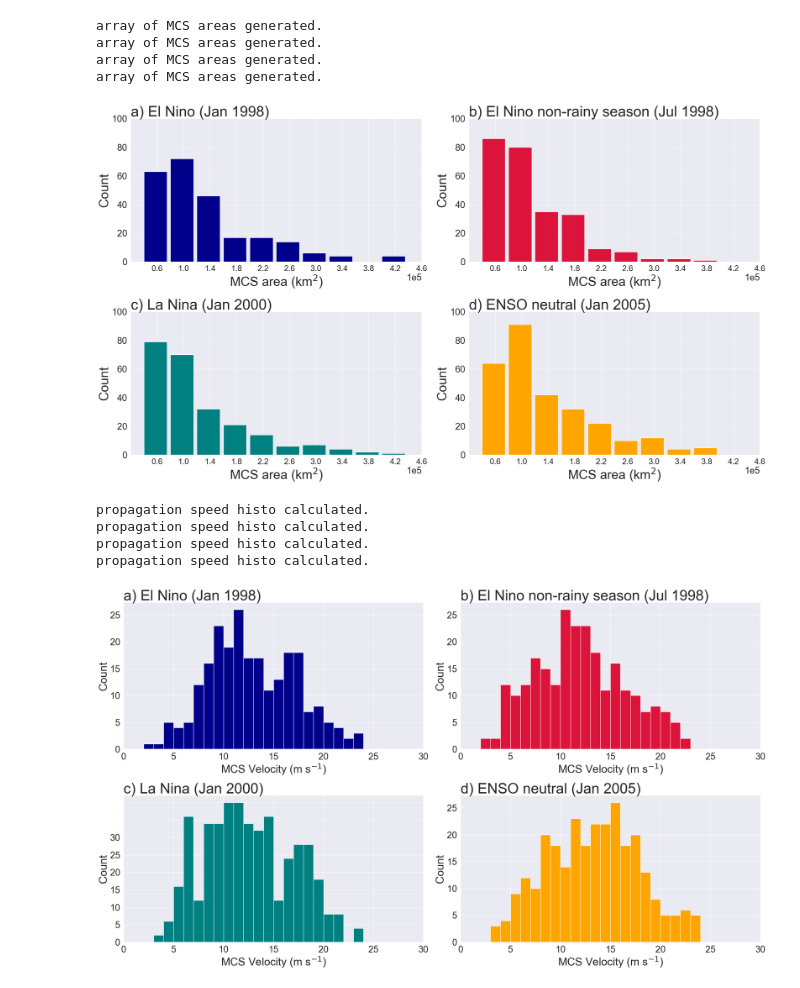
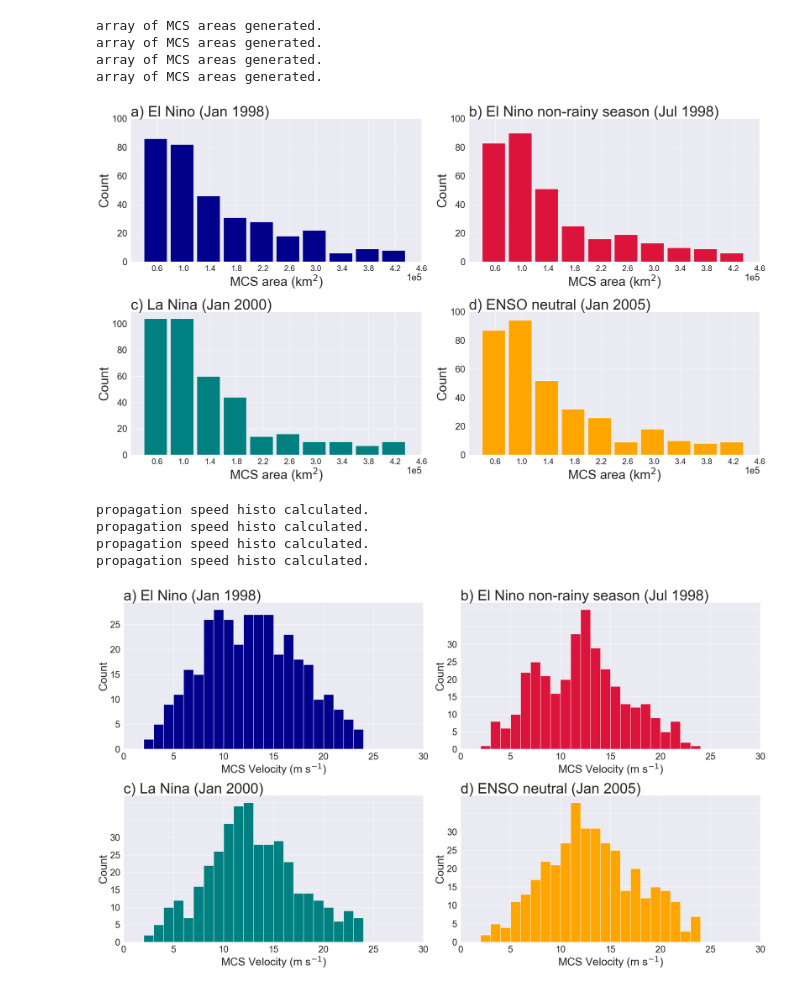
Before and after one commit to harrietgilmour/tobac_sensitivity, a Jupyter notebook: comparison_sensitivity_analysis.ipynb, the cells around one changed output. Cells and saved outputs as stored; diff of their text form; code cells hidden in the pictures.

```diff
--- a/comparison_sensitivity_analysis.ipynb
+++ b/comparison_sensitivity_analysis.ipynb
@@ -313,7 +315,7 @@ lf= 15
 
 ax1=plt.subplot(2,2,1)
 ax1.set_title('a) El Nino (Jan 1998) ', loc='left', fontsize= t )
-ax1.hist(area_225_1998,bins=[40000,80000,120000,160000,200000,240000,280000,320000,360000,400000,440000],width=35000,color= 'darkblue',align='mid')
+ax1.hist(area_240_1998,bins=[40000,80000,120000,160000,200000,240000,280000,320000,360000,400000,440000],width=35000,color= 'darkblue',align='mid')
 ax1.set_xlabel('MCS area (km$^{2}$)', fontsize= f)
 ax1.set_xticks([60000,100000,140000,180000,220000,260000,300000,340000,380000,420000,460000])
 ax1.set_yticks([0,20,40,60,80,100])
@@ -324,7 +326,7 @@ ax1.set_ylabel('Count',fontsize=f)
 
 ax2=plt.subplot(2,2,2)
 ax2.set_title('b) El Nino non-rainy season (Jul 1998) ', loc='left', fontsize= t )
-ax2.hist(area_225_jul,bins=[40000,80000,120000,160000,200000,240000,280000,320000,360000,400000,440000],width=35000,color= 'crimson',align='mid')
+ax2.hist(area_240_jul,bins=[40000,80000,120000,160000,200000,240000,280000,320000,360000,400000,440000],width=35000,color= 'crimson',align='mid')
 ax2.set_xlabel('MCS area (km$^{2}$)', fontsize= f)
 ax2.set_xticks([60000,100000,140000,180000,220000,260000,300000,340000,380000,420000,460000])
 ax2.set_yticks([0,20,40,60,80,100])
@@ -335,7 +337,7 @@ ax2.set_ylabel('Count',fontsize=f)
 
 ax3=plt.subplot(2,2,3)
 ax3.set_title('c) La Nina (Jan 2000) ', loc='left', fontsize= t)
-ax3.hist(area_225_2000,bins=[40000,80000,120000,160000,200000,240000,280000,320000,360000,400000,440000],width=35000,color= 'teal',align='mid')
+ax3.hist(area_240_2000,bins=[40000,80000,120000,160000,200000,240000,280000,320000,360000,400000,440000],width=35000,color= 'teal',align='mid')
 ax3.set_xlabel('MCS area (km$^{2}$)', fontsize= f)
 ax3.set_xticks([60000,100000,140000,180000,220000,260000,300000,340000,380000,420000,460000])
 ax3.set_yticks([0,20,40,60,80,100])
@@ -346,7 +348,7 @@ ax3.set_ylabel('Count',fontsize=f)
 
 ax4=plt.subplot(2,2,4)
 ax4.set_title('d) ENSO neutral (Jan 2005) ', loc='left', fontsize= t )
-ax4.hist(area_225_2005,bins=[40000,80000,120000,160000,200000,240000,280000,320000,360000,400000,440000],width=35000,color= 'orange',align='mid')
+ax4.hist(area_240_2005,bins=[40000,80000,120000,160000,200000,240000,280000,320000,360000,400000,440000],width=35000,color= 'orange',align='mid')
 ax4.set_xlabel('MCS area (km$^{2}$)', fontsize= f)
 ax4.set_xticks([60000,100000,140000,180000,220000,260000,300000,340000,380000,420000,460000])
 ax4.set_yticks([0,20,40,60,80,100])
@@ -357,17 +359,17 @@ ax4.set_ylabel('Count',fontsize=f)
 
 fig.tight_layout()
 # %% [output]
-[figure, old version]
+[figure, new version]
 # %%
-vel_225_1998= tobac.calculate_velocity(mcstracks_225_1998, method_distance=None)
-vel_225_jul= tobac.calculate_velocity(mcstracks_225_jul, method_distance=None)
-vel_225_2000= tobac.calculate_velocity(mcstracks_225_2000, method_distance=None)
-vel_225_2005= tobac.calculate_velocity(mcstracks_225_2005, method_distance=None)
+vel_240_1998= tobac.calculate_velocity(mcstracks_240_1998, method_distance=None)
+vel_240_jul= tobac.calculate_velocity(mcstracks_240_jul, method_distance=None)
+vel_240_2000= tobac.calculate_velocity(mcstracks_240_2000, method_distance=None)
+vel_240_2005= tobac.calculate_velocity(mcstracks_240_2005, method_distance=None)
 # %%
-velocity_225_1998=functions.get_v(vel_225_1998)
-velocity_225_jul=functions.get_v(vel_225_jul)
-velocity_225_2000=functions.get_v(vel_225_2000)
-velocity_225_2005=functions.get_v(vel_225_2005)
+velocity_240_1998=functions.get_v(vel_240_1998)
+velocity_240_jul=functions.get_v(vel_240_jul)
+velocity_240_2000=functions.get_v(vel_240_2000)
+velocity_240_2005=functions.get_v(vel_240_2005)
 # %% [output]
 propagation speed histo calculated.
 propagation speed histo calculated.
@@ -395,7 +397,7 @@ lf= 35
 ax1 = plt.subplot(2,2,1)
 ax1.set_title('a) El Nino (Jan 1998) ', loc='left', fontsize= t)
 bins=bins
-ax1.hist(velocity_225_1998, bins=bins,color='darkblue',align='mid')
+ax1.hist(velocity_240_1998, bins=bins,color='darkblue',align='mid')
 ax1.set_xlim(0,30)
 ax1.set_xticklabels(ax1.get_xticks().astype(int),fontsize=n)
 ax1.set_yticklabels(ax1.get_yticks().astype(int),fontsize=n)
@@ -404,37 +406,37 @@ ax1.set_ylabel('Count',fontsize=f)
 
 ax2= plt.subplot(2,2,2)
 ax2.set_title('b) El Nino non-rainy season (Jul 1998) ', loc='left', fontsize= t)
 bins = bins
-ax2.hist(velocity_225_jul, bins=bins,align='mid',color='crimson')
+ax2.hist(velocity_240_jul, bins=bins,align='mid',color='crimson')
 ax2.set_xlim(0,30)
 ax2.set_xticklabels(ax1.get_xticks().astype(int),fontsize=n)
 ax2.set_yticklabels(ax1.get_yticks().astype(int),fontsize=n)
 ax2.set_xlabel('MCS Velocity (m s$^{-1}$)',fontsize=f)
 ax2.set_ylabel('Count',fontsize=f)
 
 ax3= plt.subplot(2,2,3)
 ax3.set_title('c) La Nina (Jan 2000) ', loc='left', fontsize= t)
 bins = bins
-ax3.hist(velocity_225_2000, bins=bins,align='mid',color='teal')
+ax3.hist(velocity_240_2000, bins=bins,align='mid',color='teal')
 ax3.set_xlim(0,30)
 ax3.set_xticklabels(ax1.get_xticks().astype(int),fontsize=n)
 ax3.set_yticklabels(ax1.get_yticks().astype(int),fontsize=n)
 ax3.set_xlabel('MCS Velocity (m s$^{-1}$)',fontsize=f)
 ax3.set_ylabel('Count',fontsize=f)
 
 ax4= plt.subplot(2,2,4)
 ax4.set_title('d) ENSO neutral (Jan 2005) ', loc='left', fontsize= t)
 bins = bins
-ax4.hist(velocity_225_2005, bins=bins,align='mid',color='orange')
+ax4.hist(velocity_240_2005, bins=bins,align='mid',color='orange')
 ax4.set_xlim(0,30)
 ax4.set_xticklabels(ax1.get_xticks().astype(int),fontsize=n)
 ax4.set_yticklabels(ax1.get_yticks().astype(int),fontsize=n)
 ax4.set_xlabel('MCS Velocity (m s$^{-1}$)',fontsize=f)
 ax4.set_ylabel('Count',fontsize=f)
 
 plt.tight_layout()
 # %% [output]
-[figure, old version]
+[figure, new version]
 # %%
 bin_edges=np.arange(6,30,2)
 density=False
```
Also changed, not shown: parts of 17 cells of this notebook.
